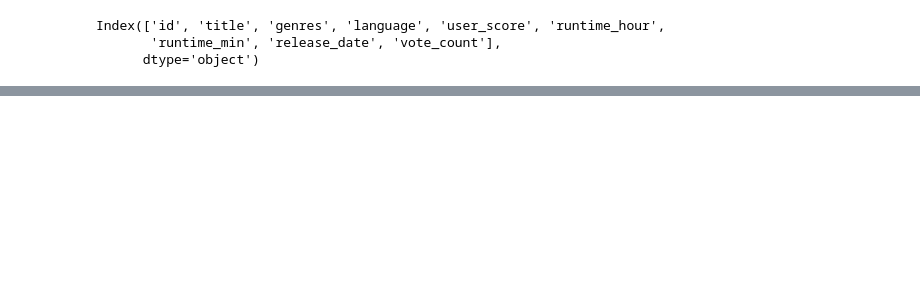
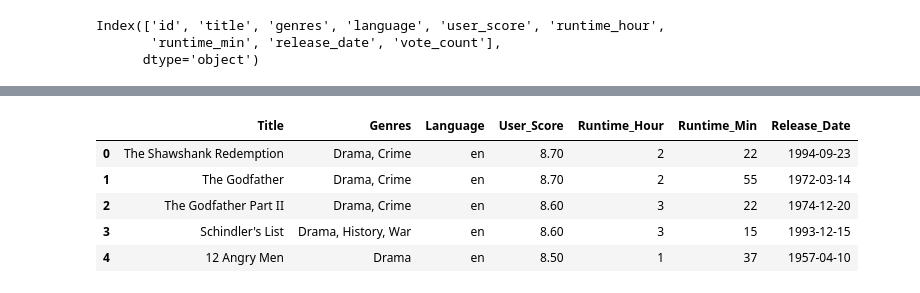
Before and after one commit to nebulos007/m2_project, a Jupyter notebook: movies.ipynb, the cells around one changed output, grey strips where cells are left out. Cells and saved outputs as stored; diff of their text form; code cells hidden in the pictures; blank space fills up the shorter version.

```diff
--- a/movies.ipynb
+++ b/movies.ipynb
@@ -81,0 +112,11 @@ Index(['id', 'title', 'genres', 'language', 'user_score', 'runtime_hour',
+# %%
+# Change columns to title case
+movies.columns = movies.columns.str.title()
+movies.head()
+# %% [output]
+|  | Title | Genres | Language | User_Score | Runtime_Hour | Runtime_Min | Release_Date |
+| 0 | The Shawshank Redemption | Drama, Crime | en | 8.70 | 2 | 22 | 1994-09-23 |
+| 1 | The Godfather | Drama, Crime | en | 8.70 | 2 | 55 | 1972-03-14 |
+| 2 | The Godfather Part II | Drama, Crime | en | 8.60 | 3 | 22 | 1974-12-20 |
+| 3 | Schindler's List | Drama, History, War | en | 8.60 | 3 | 15 | 1993-12-15 |
+| 4 | 12 Angry Men | Drama | en | 8.50 | 1 | 37 | 1957-04-10 |
```
Also changed, not shown: parts of 18 cells of this notebook.
